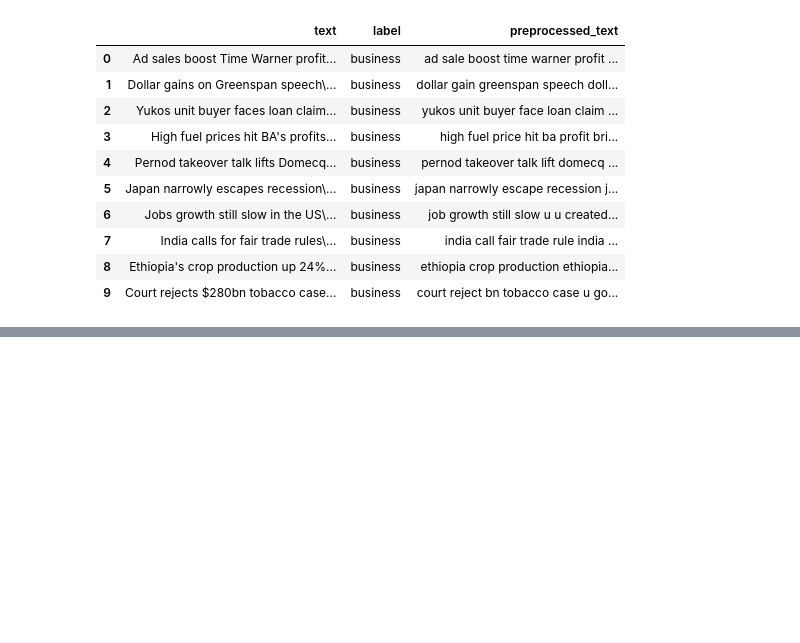
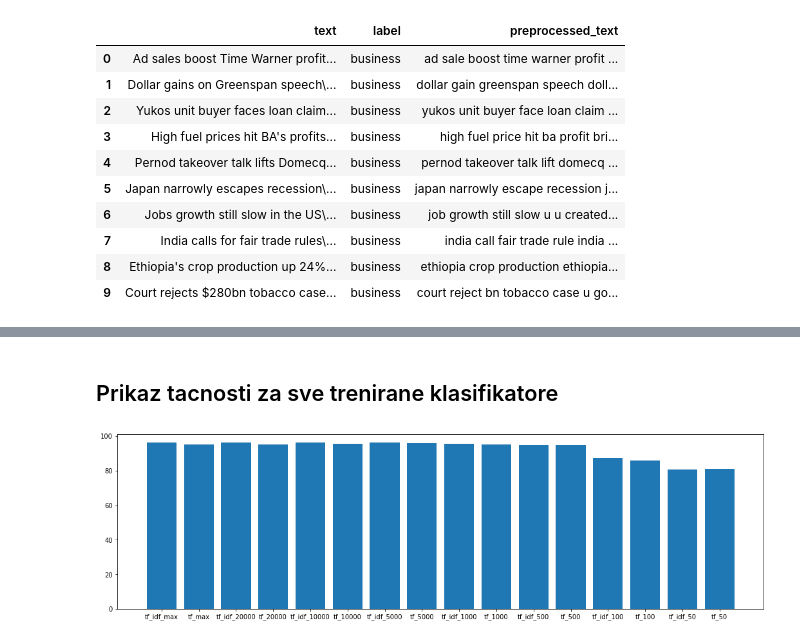
Before and after one commit to darkosarajkic997/NewsClassification, a Jupyter notebook: NewsClassification.ipynb, the cells around one changed output, grey strips where cells are left out. Drawn from its saved outputs; the diff is of its cells as text; code cells hidden in the pictures; blank space fills up the shorter version.

```diff
--- a/NewsClassification.ipynb
+++ b/NewsClassification.ipynb
@@ -127,2 +95,2 @@ data.shape
 # %%
-X_train,X_test,y_train,y_test=train_test_split(TF_IDF_dataframe,data['label'],train_size=0.8, stratify=data['label'])
+X_train,X_test,y_train,y_test=train_test_split(data['preprocessed_text'],data['label'],train_size=0.8, stratify=data['label'])
@@ -131,3 +96,0 @@ from sklearn.naive_bayes import MultinomialNB
-# %%
-clf = MultinomialNB()
-clf.fit(X_train,y_train)
@@ -147,0 +100,10 @@ clf.score(X_test,y_test)
+# %%
+max_features=[20000,10000,5000,1000,500,100,50]
+labels=['tf_idf_max','tf_max']
+vectorizers=[TfidfVectorizer(),TfidfVectorizer(use_idf=False)]
+
+for max_feature in max_features:
+    vectorizers.append(TfidfVectorizer(max_features=max_feature))
+    vectorizers.append(TfidfVectorizer(use_idf=False,max_features=max_feature))
+    labels.append('tf_idf_'+str(max_feature))
+    labels.append('tf_'+str(max_feature))
@@ -147,0 +112,11 @@ clf.score(X_test,y_test)
+# %%
+acc_scores=[]
+classifier = MultinomialNB()
+
+for vectorizer in  vectorizers:
+    train_data=vectorizer.fit_transform(X_train)
+    test_data=vectorizer.transform(X_test)
+    classifier.fit(train_data,y_train)
+    acc_scores.append(classifier.score(test_data,y_test)*100)
+
+acc_scores
@@ -147,0 +140,8 @@ clf.score(X_test,y_test)
+# %% [markdown]
+## Prikaz tacnosti za sve trenirane klasifikatore
+# %%
+plt.figure(figsize=(18, 5))
+plt.bar(labels,acc_scores)
+plt.show()
+# %% [output]
+[figure, added]
```
Also changed, not shown: parts of 38 cells of this notebook.
